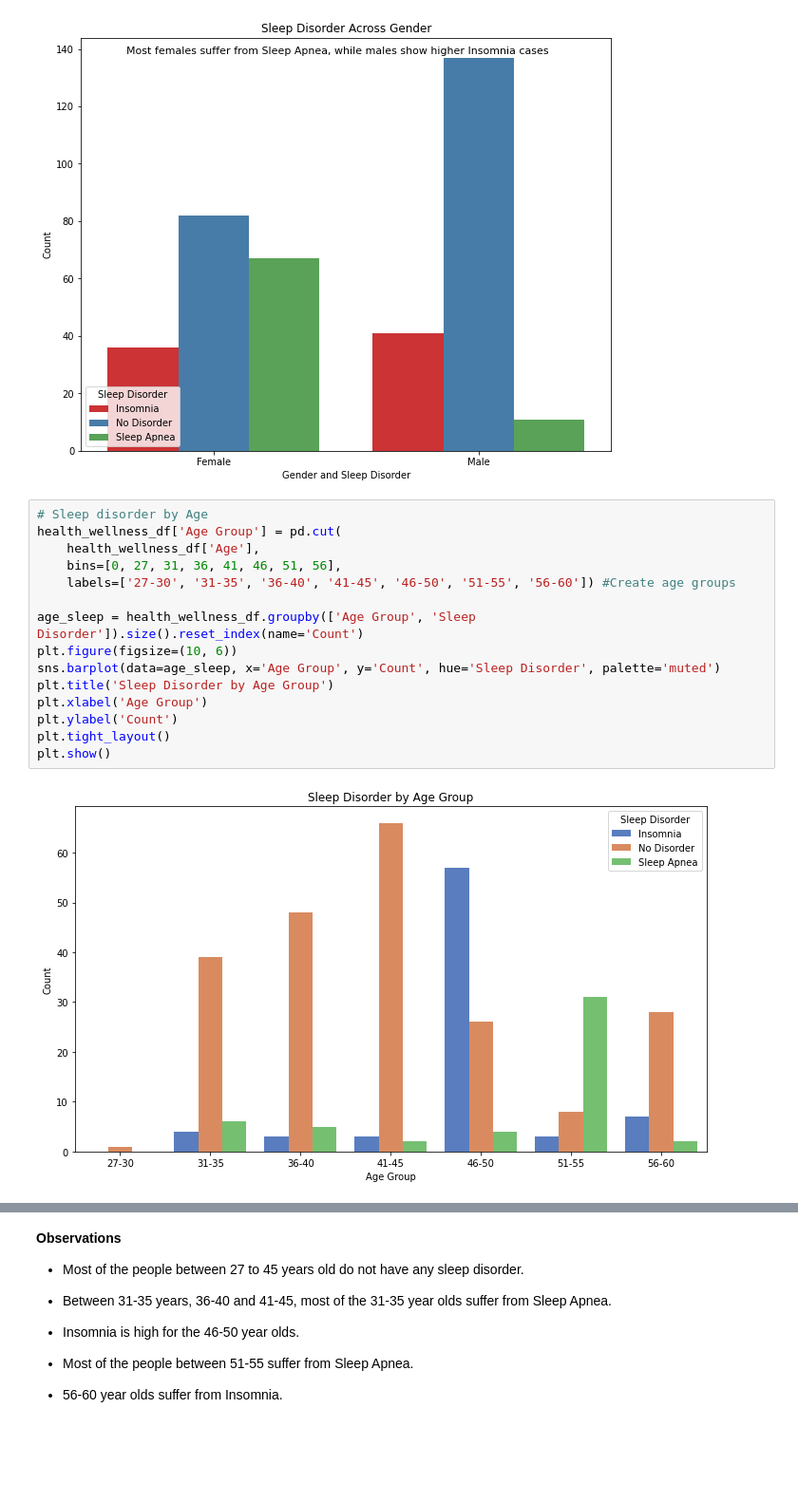
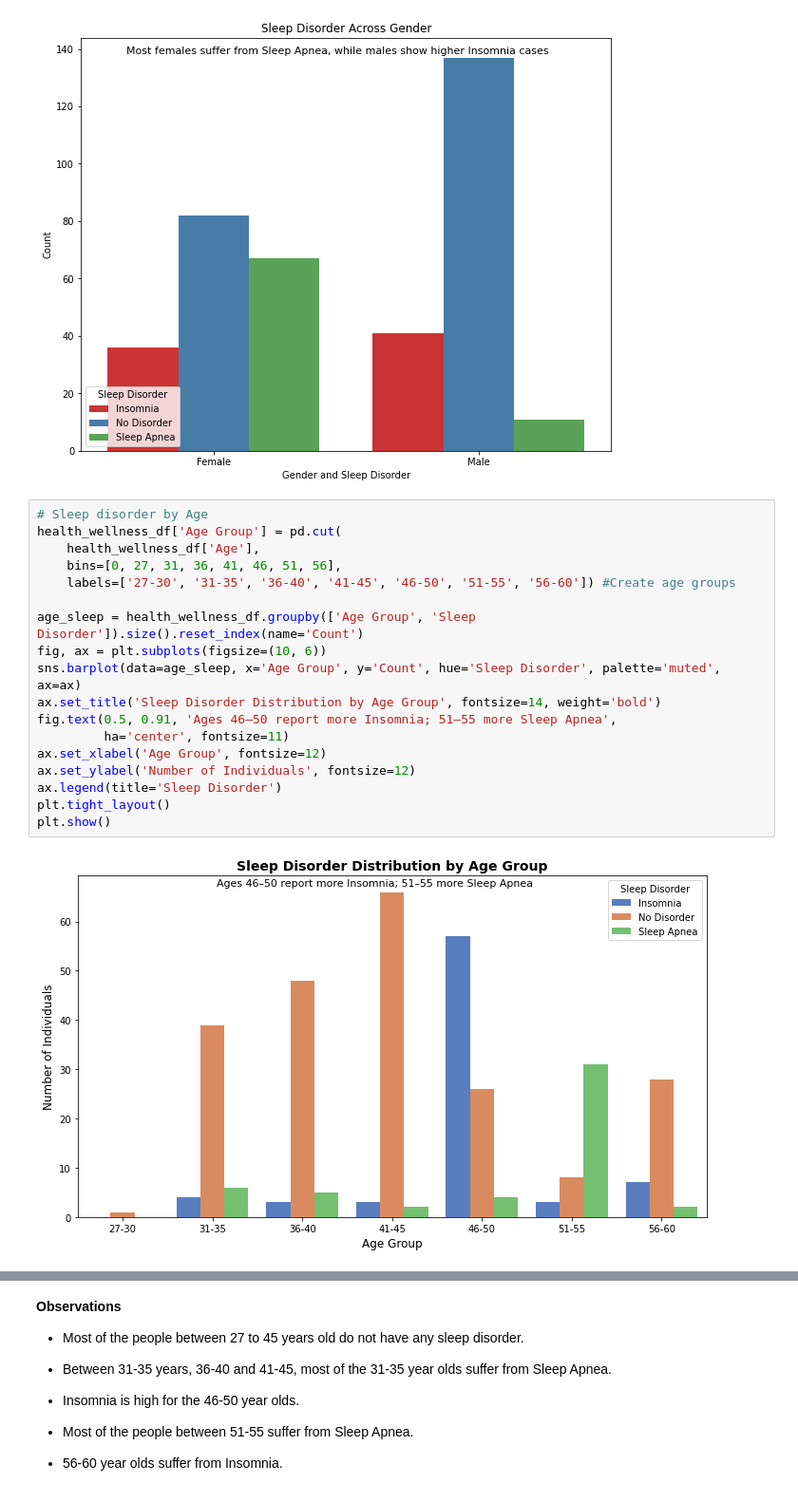
Before and after one commit to jgatharia/Health_and_Sleep_Relation_Project, a Jupyter notebook: health_and_wellness.ipynb, the cells around one changed output, grey strips where cells are left out. Shown at 95% size. Drawn from its saved outputs; the diff is of its cells as text; blank space fills up the shorter version.

Commit message:
Added the story-telling on Age-groups

```diff
--- a/health_and_wellness.ipynb
+++ b/health_and_wellness.ipynb
@@ -370,17 +370,20 @@ plt.show();
 # %%
 # Sleep disorder by Age
 health_wellness_df['Age Group'] = pd.cut(
     health_wellness_df['Age'],
     bins=[0, 27, 31, 36, 41, 46, 51, 56],
     labels=['27-30', '31-35', '36-40', '41-45', '46-50', '51-55', '56-60']) #Create age groups
 
 age_sleep = health_wellness_df.groupby(['Age Group', 'Sleep Disorder']).size().reset_index(name='Count')
-plt.figure(figsize=(10, 6))
-sns.barplot(data=age_sleep, x='Age Group', y='Count', hue='Sleep Disorder', palette='muted')
-plt.title('Sleep Disorder by Age Group')
-plt.xlabel('Age Group')
-plt.ylabel('Count')
+fig, ax = plt.subplots(figsize=(10, 6))
+sns.barplot(data=age_sleep, x='Age Group', y='Count', hue='Sleep Disorder', palette='muted', ax=ax)
+ax.set_title('Sleep Disorder Distribution by Age Group', fontsize=14, weight='bold')
+fig.text(0.5, 0.91, 'Ages 46–50 report more Insomnia; 51–55 more Sleep Apnea',
+         ha='center', fontsize=11)
+ax.set_xlabel('Age Group', fontsize=12)
+ax.set_ylabel('Number of Individuals', fontsize=12)
+ax.legend(title='Sleep Disorder')
 plt.tight_layout()
 plt.show()
 # %% [output]
-[figure, old version]
+[figure, new version]
```
Also changed, not shown: parts of 1 cell of this notebook.
